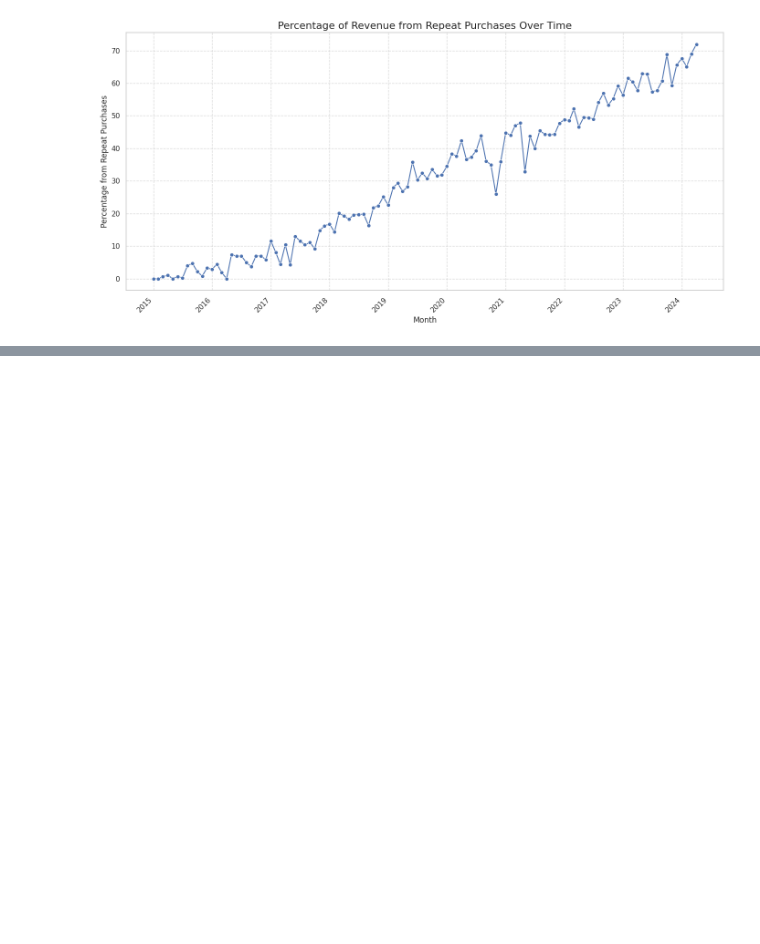
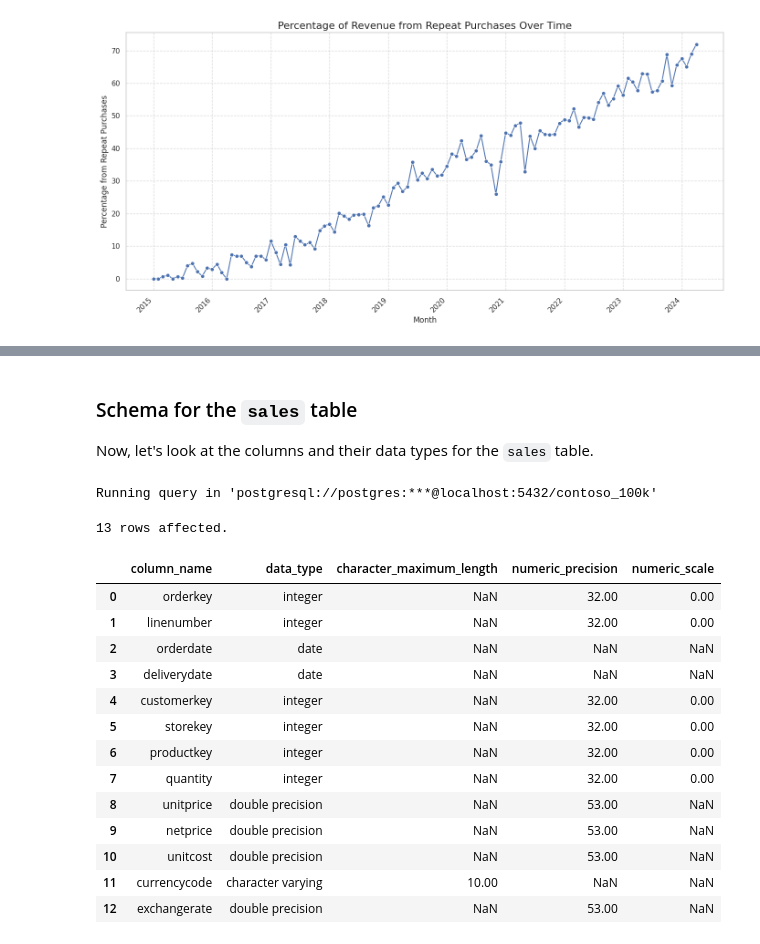
Before and after one commit to C0deB3ast/Data_analysis_work, a Jupyter notebook: Resources/Blank_SQL_Notebook.ipynb, the cells around one changed output, grey strips where cells are left out. Drawn from its saved outputs; the diff is of its cells as text; code cells hidden in the pictures; blank space fills up the shorter version.

```diff
--- a/Resources/Blank_SQL_Notebook.ipynb
+++ b/Resources/Blank_SQL_Notebook.ipynb
@@ -1394,0 +1447,27 @@ plt.show()
+# %% [markdown]
+### Schema for the `sales` table
+
+Now, let's look at the columns and their data types for the `sales` table.
+# %%
+%%sql
+SELECT column_name, data_type, character_maximum_length, numeric_precision, numeric_scale
+FROM information_schema.columns
+WHERE table_schema = 'public' AND table_name = 'sales'
+ORDER BY ordinal_position;
+# %% [output]
+Running query in 'postgresql://postgres:***@localhost:5432/contoso_100k'
+13 rows affected.
+|  | column_name | data_type | character_maximum_length | numeric_precision | numeric_scale |
+| 0 | orderkey | integer | NaN | 32.00 | 0.00 |
+| 1 | linenumber | integer | NaN | 32.00 | 0.00 |
+| 2 | orderdate | date | NaN | NaN | NaN |
+| 3 | deliverydate | date | NaN | NaN | NaN |
+| 4 | customerkey | integer | NaN | 32.00 | 0.00 |
+| 5 | storekey | integer | NaN | 32.00 | 0.00 |
+| 6 | productkey | integer | NaN | 32.00 | 0.00 |
+| 7 | quantity | integer | NaN | 32.00 | 0.00 |
+| 8 | unitprice | double precision | NaN | 53.00 | NaN |
+| 9 | netprice | double precision | NaN | 53.00 | NaN |
+| 10 | unitcost | double precision | NaN | 53.00 | NaN |
+| 11 | currencycode | character varying | 10.00 | NaN | NaN |
+| 12 | exchangerate | double precision | NaN | 53.00 | NaN |
```
Also changed, not shown: parts of 7 cells of this notebook.
